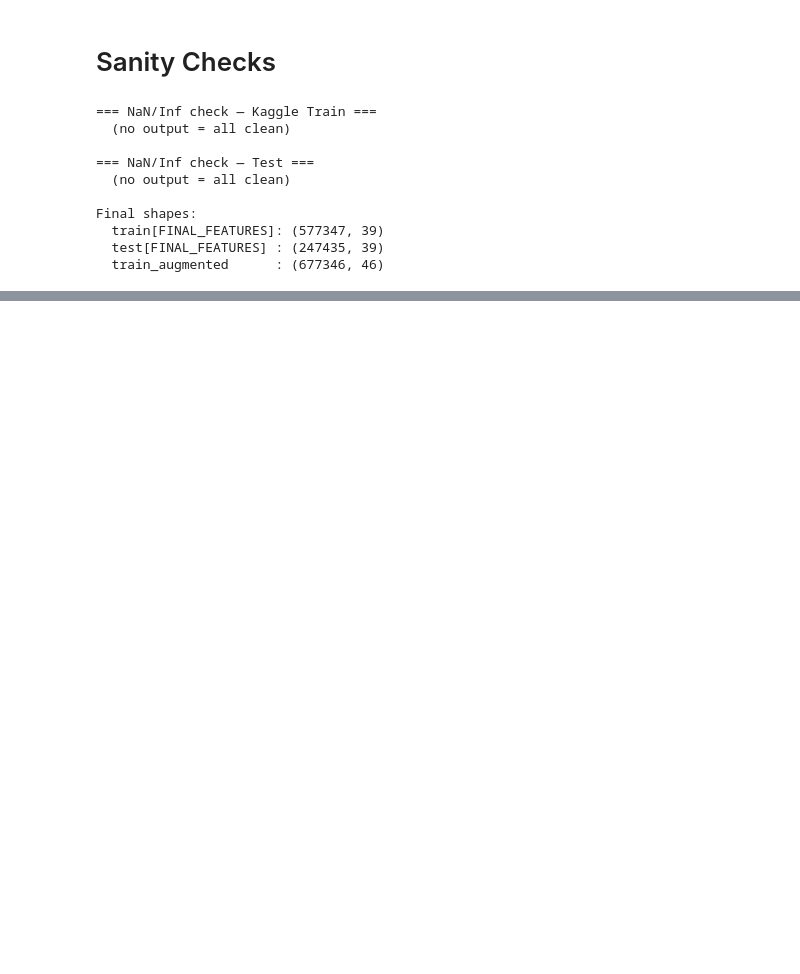
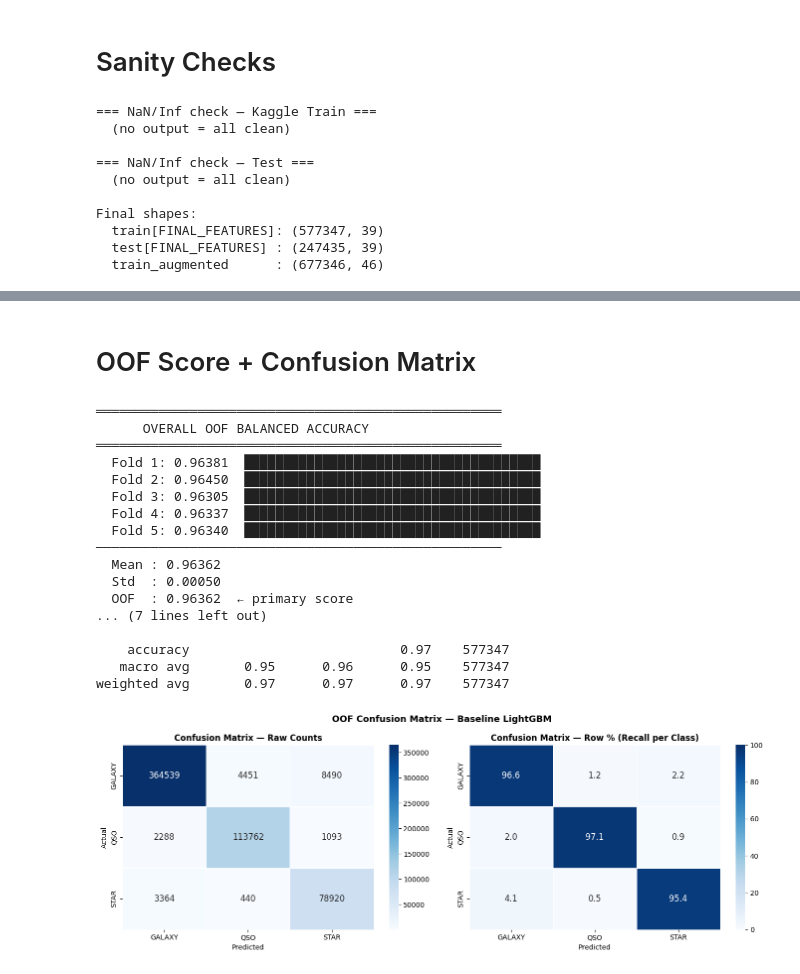
Before and after one commit to 23f2001942/KaggleCompetitions, a Jupyter notebook: Predict Stellar Class.ipynb, the cells around one changed output, grey strips where cells are left out. Drawn from its saved outputs; the diff is of its cells as text; code cells hidden in the pictures; blank space fills up the shorter version.

Commit message:
Kaggle Notebook | Predict Stellary Class | Version 2

```diff
--- a/Predict Stellar Class.ipynb
+++ b/Predict Stellar Class.ipynb
@@ -463,0 +377,13 @@ FINAL_FEATURES list:
+# %%
+def add_oof_target_encoding(tr_df, val_df, cat_col, classes):
+    tr  = tr_df.copy()
+    val = val_df.copy()
+    for cls in classes:
+        col_name   = f'{cat_col}_te_{cls.lower()}'
+        target_map = (
+            tr.groupby(cat_col)['class']
+            .apply(lambda x, c=cls: (x == c).mean())
+        )
+        tr[col_name]  = tr[cat_col].map(target_map)
+        val[col_name] = val[cat_col].map(target_map)
+    return tr, val
@@ -463,0 +507,67 @@ FINAL_FEATURES list:
+# %% [markdown]
+# OOF Score + Confusion Matrix
+# %%
+oof_overall = balanced_accuracy_score(y, oof_preds)
+
+print('═'*52)
+print('      OVERALL OOF BALANCED ACCURACY')
+print('═'*52)
+for fold, score in enumerate(fold_scores, 1):
+    bar = '█' * int(score * 40)
+    print(f'  Fold {fold}: {score:.5f}  {bar}')
+print('─'*52)
+print(f'  Mean : {np.mean(fold_scores):.5f}')
+print(f'  Std  : {np.std(fold_scores):.5f}')
+print(f'  OOF  : {oof_overall:.5f}  ← primary score')
+print('═'*52)
+print()
+print(classification_report(y, oof_preds, target_names=le.classes_))
+
+# Confusion matrix
+cm     = confusion_matrix(y, oof_preds)
+cm_pct = cm.astype(float) / cm.sum(axis=1, keepdims=True) * 100
+
+fig, axes = plt.subplots(1, 2, figsize=(14, 5))
+
+sns.heatmap(cm, annot=True, fmt='d', cmap='Blues',
+            xticklabels=le.classes_, yticklabels=le.classes_,
+            ax=axes[0], linewidths=0.5, annot_kws={'size': 12})
+axes[0].set_title('Confusion Matrix — Raw Counts', fontweight='bold')
+axes[0].set_xlabel('Predicted')
+axes[0].set_ylabel('Actual')
+
+sns.heatmap(cm_pct, annot=True, fmt='.1f', cmap='Blues',
+            xticklabels=le.classes_, yticklabels=le.classes_,
+            ax=axes[1], linewidths=0.5, vmin=0, vmax=100,
+            annot_kws={'size': 12})
+axes[1].set_title('Confusion Matrix — Row % (Recall per Class)', fontweight='bold')
+axes[1].set_xlabel('Predicted')
+axes[1].set_ylabel('Actual')
+
+plt.suptitle('OOF Confusion Matrix — Baseline LightGBM',
+             fontsize=13, fontweight='bold')
+plt.tight_layout()
+plt.show()
+
+print('\nPer-class Recall:')
+for i, cls in enumerate(le.classes_):
+    print(f'  {cls:8s}: {cm_pct[i,i]:.2f}%  ({cm[i,i]:,} / {cm[i].sum():,})')
+# %% [output]
+════════════════════════════════════════════════════
+      OVERALL OOF BALANCED ACCURACY
+════════════════════════════════════════════════════
+  Fold 1: 0.96381  ██████████████████████████████████████
+  Fold 2: 0.96450  ██████████████████████████████████████
+  Fold 3: 0.96305  ██████████████████████████████████████
+  Fold 4: 0.96337  ██████████████████████████████████████
+  Fold 5: 0.96340  ██████████████████████████████████████
+────────────────────────────────────────────────────
+  Mean : 0.96362
+  Std  : 0.00050
+  OOF  : 0.96362  ← primary score
+... (7 lines left out)
+
+    accuracy                           0.97    577347
+   macro avg       0.95      0.96      0.95    577347
+weighted avg       0.97      0.97      0.97    577347
+[figure, added]
```
Also changed, not shown: parts of 27 cells of this notebook.
